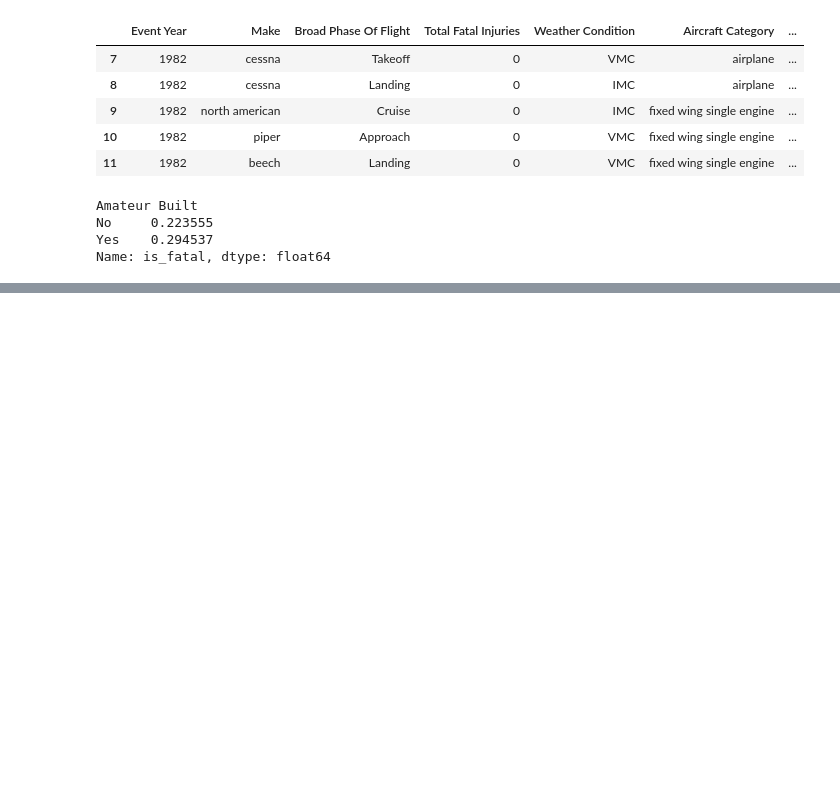
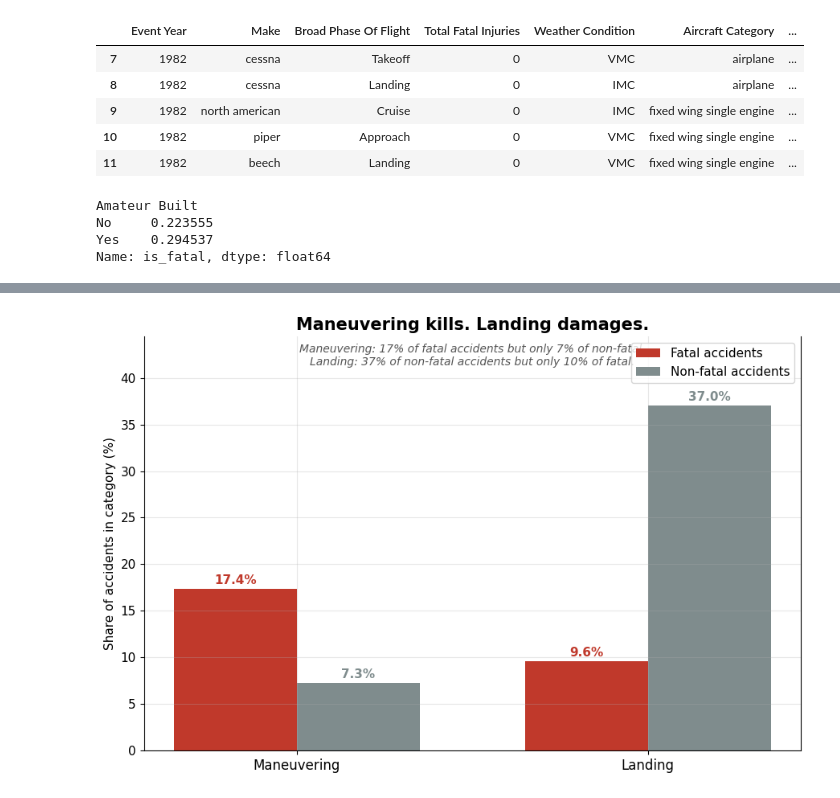
Before and after one commit to deadbroke02baby/Financials, a Jupyter notebook: aviation_analysis.ipynb, the cells around one changed output, grey strips where cells are left out. Cells and saved outputs as stored; diff of their text form; code cells hidden in the pictures; blank space fills up the shorter version.

```diff
--- a/aviation_analysis.ipynb
+++ b/aviation_analysis.ipynb
@@ -226,0 +308,52 @@ Name: is_fatal, dtype: float64
+# %%
+# Build the data — only the 2 phases that matter for the story
+fatal = df_clean[df_clean['Total Fatal Injuries'] > 0]
+nonfatal = df_clean[df_clean['Total Fatal Injuries'] == 0]
+
+fatal_phase = fatal['Broad Phase Of Flight'].value_counts(normalize=True) * 100
+nonfatal_phase = nonfatal['Broad Phase Of Flight'].value_counts(normalize=True) * 100
+
+# Pull only the two phases we care about
+phases_to_show = ['Maneuvering', 'Landing']
+fatal_vals = [fatal_phase[p] for p in phases_to_show]
+nonfatal_vals = [nonfatal_phase[p] for p in phases_to_show]
+
+# The chart — vertical bars this time, since we only have 2 phases
+import numpy as np
+fig, ax = plt.subplots(figsize=(9, 6))
+
+x = np.arange(len(phases_to_show))
+bar_width = 0.35
+
+bars1 = ax.bar(x - bar_width/2, fatal_vals, bar_width,
+               label='Fatal accidents', color='#c0392b')
+bars2 = ax.bar(x + bar_width/2, nonfatal_vals, bar_width,
+               label='Non-fatal accidents', color='#7f8c8d')
+
+# Value labels on top of each bar — no squinting required
+for bar, val in zip(bars1, fatal_vals):
+    ax.text(bar.get_x() + bar.get_width()/2, val + 0.5,
+            f'{val:.1f}%', ha='center', fontsize=11, fontweight='bold', color='#c0392b')
+for bar, val in zip(bars2, nonfatal_vals):
+    ax.text(bar.get_x() + bar.get_width()/2, val + 0.5,
+            f'{val:.1f}%', ha='center', fontsize=11, fontweight='bold', color='#7f8c8d')
+
+ax.set_xticks(x)
+ax.set_xticklabels(phases_to_show, fontsize=12)
+ax.set_ylabel('Share of accidents in category (%)')
+ax.set_title('Maneuvering kills. Landing damages.', fontsize=15)
+ax.legend(loc='upper right')
+ax.set_ylim(0, max(max(fatal_vals), max(nonfatal_vals)) * 1.2)
+
+# Subtitle below the title
+ax.text(0.5, 0.93,
+        'Maneuvering: 17% of fatal accidents but only 7% of non-fatal.\n'
+        'Landing: 37% of non-fatal accidents but only 10% of fatal.',
+        transform=ax.transAxes, ha='center', fontsize=10,
+        style='italic', color='#555')
+
+plt.tight_layout()
+plt.savefig('chart2_phase_comparison.png', dpi=150, bbox_inches='tight')
+plt.show()
+# %% [output]
+[figure, added]
```
Also changed, not shown: parts of 8 cells of this notebook, 3 other files.
